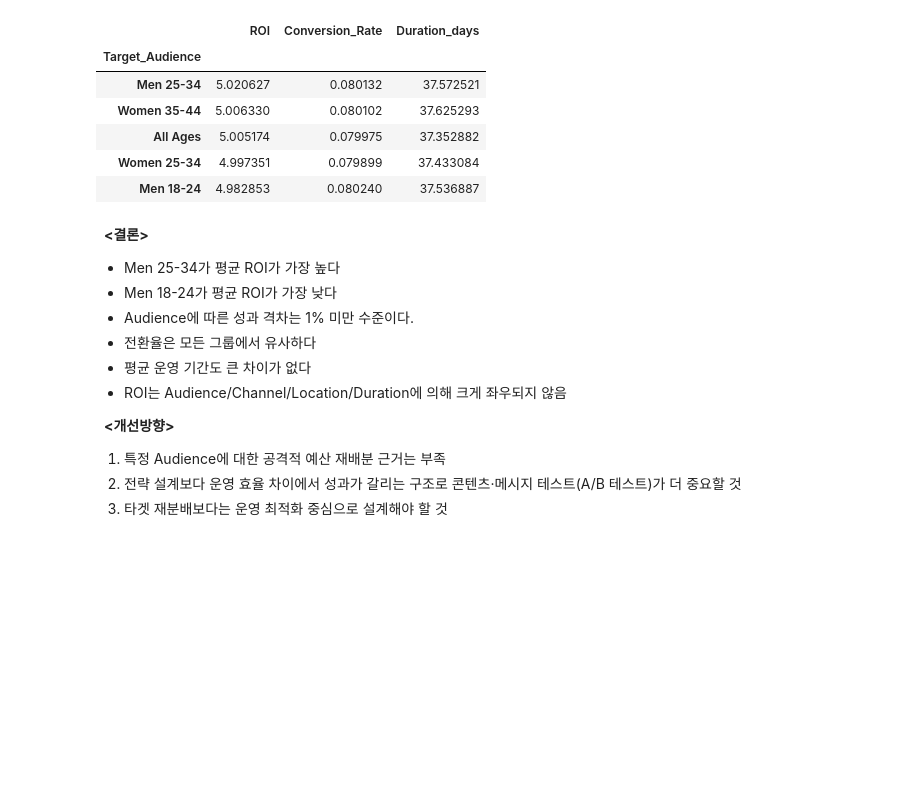
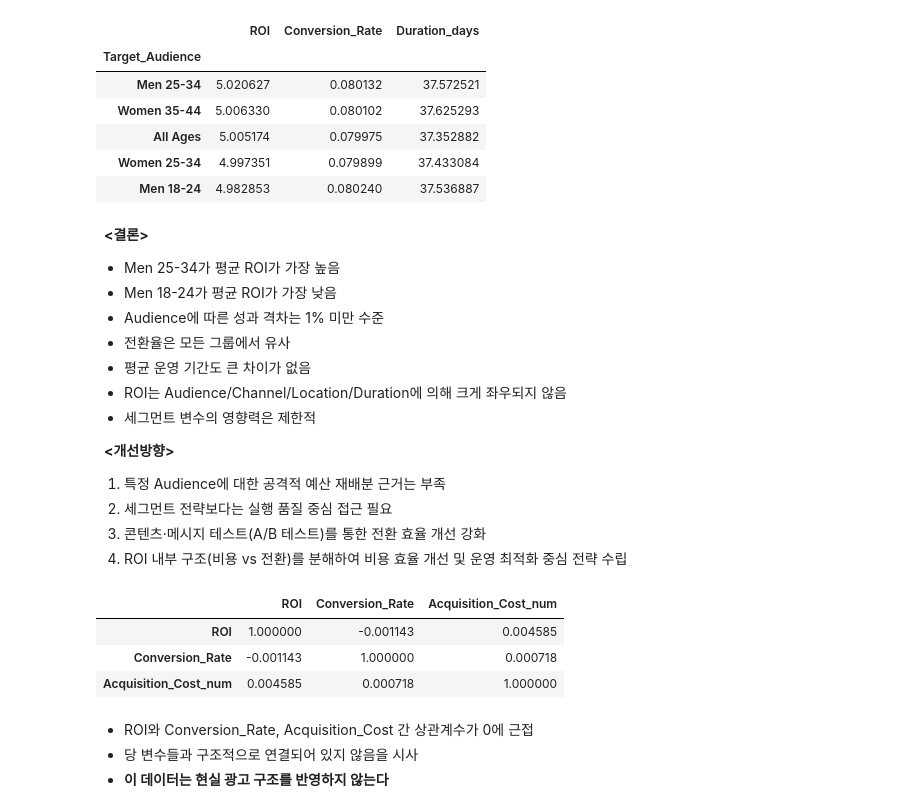
Before and after one commit to jsoook-dt/python-colab-analysis-study, a Jupyter notebook: project01_sook_analysis.ipynb, the cells around one changed output. Drawn from its saved outputs; the diff is of its cells as text; code cells hidden in the pictures; blank space fills up the shorter version.

Commit message:
[추가]sprint 2 - 상관관계 확인

```diff
--- a/project01_sook_analysis.ipynb
+++ b/project01_sook_analysis.ipynb
@@ -787,14 +787,29 @@ strategy_table
 | Men 18-24 | 4.982853 | 0.080240 | 37.536887 |
 # %% [markdown]
 &nbsp; **<결론>**<br>
-*   Men 25-34가 평균 ROI가 가장 높다
-*   Men 18-24가 평균 ROI가 가장 낮다
-*   Audience에 따른 성과 격차는 1% 미만 수준이다.
-*   전환율은 모든 그룹에서 유사하다
-*   평균 운영 기간도 큰 차이가 없다
-*   ROI는 Audience/Channel/Location/Duration에 의해 크게 좌우되지 않음<br>
+*   Men 25-34가 평균 ROI가 가장 높음
+*   Men 18-24가 평균 ROI가 가장 낮음
+*   Audience에 따른 성과 격차는 1% 미만 수준
+*   전환율은 모든 그룹에서 유사
+*   평균 운영 기간도 큰 차이가 없음
+*   ROI는 Audience/Channel/Location/Duration에 의해 크게 좌우되지 않음
+*   세그먼트 변수의 영향력은 제한적<br>
 
 &nbsp; **<개선방향>**<br>
 1) 특정 Audience에 대한 공격적 예산 재배분 근거는 부족
-2) 전략 설계보다 운영 효율 차이에서 성과가 갈리는 구조로 콘텐츠·메시지 테스트(A/B 테스트)가 더 중요할 것
-3) 타겟 재분배보다는 운영 최적화 중심으로 설계해야 할 것
+2) 세그먼트 전략보다는 실행 품질 중심 접근 필요
+3) 콘텐츠·메시지 테스트(A/B 테스트)를 통한 전환 효율 개선 강화
+4) ROI 내부 구조(비용 vs 전환)를 분해하여 비용 효율 개선 및 운영 최적화 중심 전략 수립
+# %%
+# 상관관계 확인
+
+df[["ROI", "Conversion_Rate", "Acquisition_Cost_num"]].corr()
+# %% [output]
+|  | ROI | Conversion_Rate | Acquisition_Cost_num |
+| ROI | 1.000000 | -0.001143 | 0.004585 |
+| Conversion_Rate | -0.001143 | 1.000000 | 0.000718 |
+| Acquisition_Cost_num | 0.004585 | 0.000718 | 1.000000 |
+# %% [markdown]
+*  ROI와 Conversion_Rate, Acquisition_Cost 간 상관계수가 0에 근접
+*  당 변수들과 구조적으로 연결되어 있지 않음을 시사
+*  **이 데이터는 현실 광고 구조를 반영하지 않는다**
```
